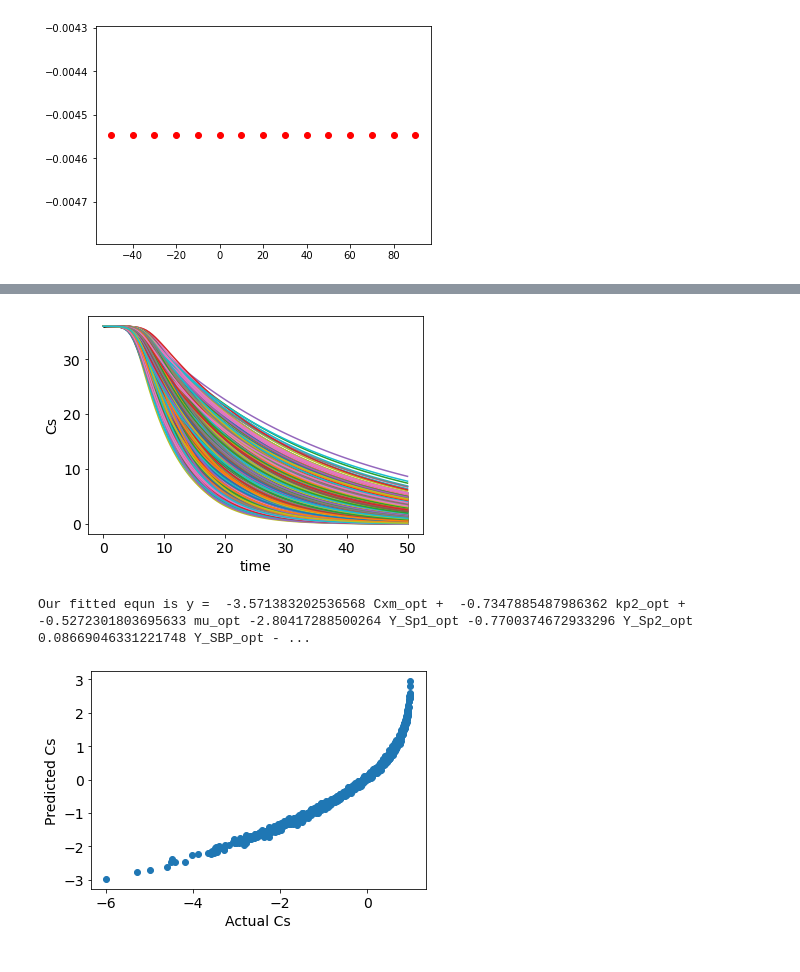
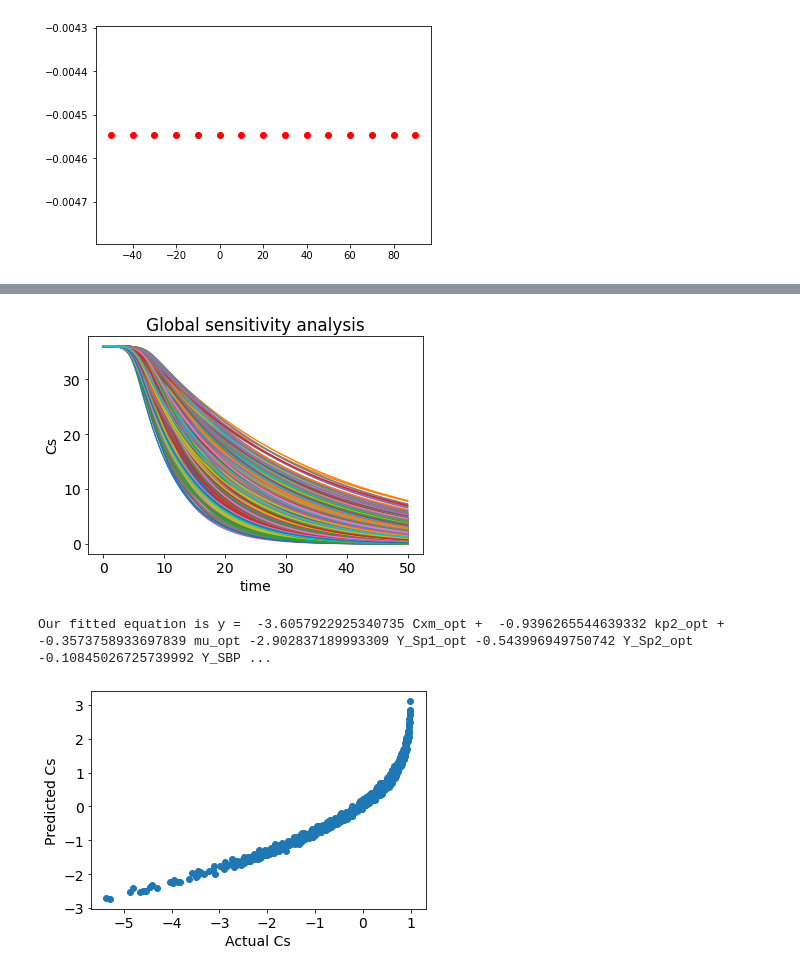
Before and after one commit to Abdulmaleekkona/CHE2241-PROJECT-2, a Jupyter notebook: Abdulmalik_Project2.ipynb, the cells around one changed output, grey strips where cells are left out. Cells and saved outputs as stored; diff of their text form; code cells hidden in the pictures.

```diff
--- a/Abdulmalik_Project2.ipynb
+++ b/Abdulmalik_Project2.ipynb
@@ -429,34 +441,35 @@ alpha_opt = 0.1368
 Beta_opt = 0.0722
 
 # generate several output for random selections of parameters
 N = 1000;
 Cxm_opt = np.random.uniform(4.8169*.8,4.8169*1.2,N);
 kp2_opt = np.random.uniform(0.0062*.8,0.0062*1.2,N);
 mu_opt = np.random.uniform(1.1744*.8,1.1744*1.2,N);
 Y_Sp1_opt = np.random.uniform(1.2764*.8,1.2764*1.2,N);
 Y_Sp2_opt = np.random.uniform(0.4593*.8,0.4593*1.2,N);
 Y_SBP_opt = np.random.uniform(0.0091*.8,0.0091*1.2,N);
 Y_SX_opt = np.random.uniform(-0.2271*.8,-0.2271*1.2,N);
 alpha_opt = np.random.uniform(0.1368*.8,0.1368*1.2,N);
 Beta_opt = np.random.uniform(0.0722*.8,0.0722*1.2,N);
 
 
 Cs = np.zeros(N);
 
 for m in np.arange(0,N,1):
     output = y = odeint(sens1, initial_values, timesteps, args = (Cxm_opt[m], kp2_opt[m], mu_opt[m],
                                                                 Y_Sp1_opt[m],
                                                                Y_Sp2_opt[m],
                                                                 Y_SBP_opt[m],
                                                                 Y_SX_opt[m],
                                                                 alpha_opt[m],
                                                                 Beta_opt[m] ));
     plt.plot(timesteps,output[:,1]);
     plt.xlabel("time");
     plt.ylabel("Cs");
+    plt.title ('Global sensitivity analysis')
     Cs[m]=output[-1,1];
 # %% [output]
-[figure, old version]
+[figure, new version]
 # %%
 # Now we have our output of interest, called Cs. Using our old least squares code, let y = Cs and normalize the values by
 # the value of Cs's steadystate for the nominal parameter values. This was calculated in step 1 above.
@@ -479,7 +492,7 @@ from numpy.linalg import inv
 tmp = inv(np.matmul(np.transpose(X),X));
 
 params = tmp @ np.transpose(X) @ y;
-print("Our fitted equn is y = ",params[0], "Cxm_opt + ", params[1], "kp2_opt +", params[2],"mu_opt", params[3], "Y_Sp1_opt",
+print("Our fitted equation is y = ",params[0], "Cxm_opt + ", params[1], "kp2_opt +", params[2],"mu_opt", params[3], "Y_Sp1_opt",
      params[4], "Y_Sp2_opt", params[5], "Y_SBP_opt", params[6], "Y_SX_opt", params[7],
       "alpha_opt", params[8],"Beta_opt")
 
@@ -487,5 +500,5 @@ plt.plot(y,X @ params,"o");
 plt.ylabel("Predicted Cs");
 plt.xlabel("Actual Cs");
 # %% [output]
-Our fitted equn is y =  -3.571383202536568 Cxm_opt +  -0.7347885487986362 kp2_opt + -0.5272301803695633 mu_opt -2.80417288500264 Y_Sp1_opt -0.7700374672933296 Y_Sp2_opt 0.08669046331221748 Y_SBP_opt - ...
+Our fitted equation is y =  -3.6057922925340735 Cxm_opt +  -0.9396265544639332 kp2_opt + -0.3573758933697839 mu_opt -2.902837189993309 Y_Sp1_opt -0.543996949750742 Y_Sp2_opt -0.10845026725739992 Y_SBP ...
-[figure, old version]
+[figure, new version]
```
Also changed, not shown: parts of 24 cells of this notebook, 13 other files.
